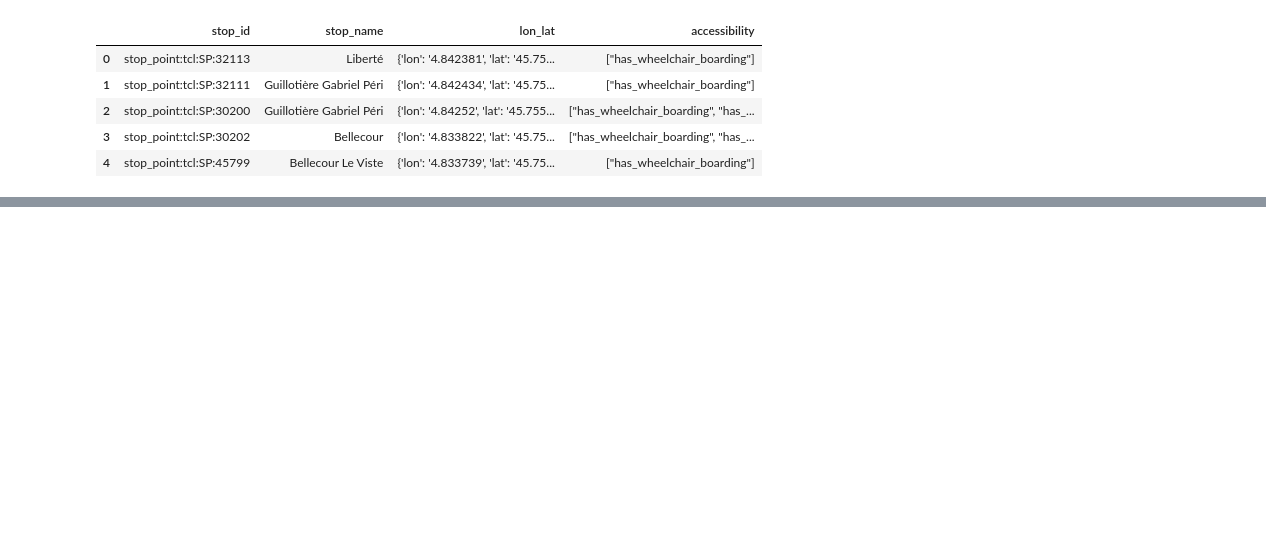
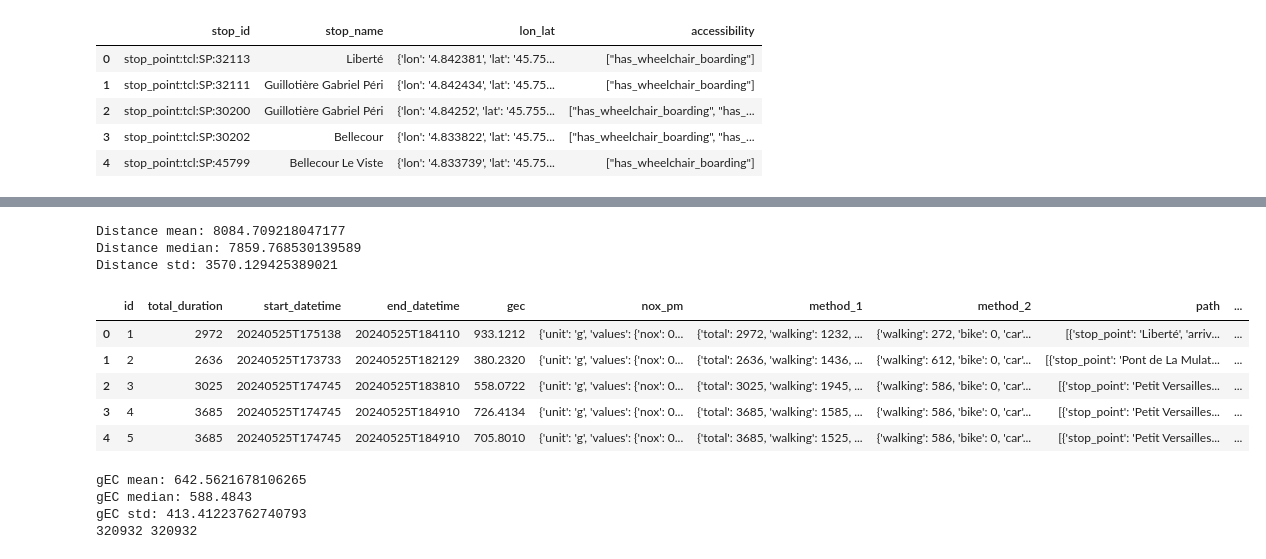
Before and after one commit to AldenCutler/LyonE24, a Jupyter notebook: stats-graphs/gec.ipynb, the cells around one changed output, grey strips where cells are left out. Drawn from its saved outputs; the diff is of its cells as text; code cells hidden in the pictures; blank space fills up the shorter version.

```diff
--- a/stats-graphs/gec.ipynb
+++ b/stats-graphs/gec.ipynb
@@ -123,8 +111,53 @@ df = df[(df['total_duration'] > (q1 - 1.5 * iqr)) & (df['total_duration'] < (q3
+# %%
+# remove rows that are outliers in terms of total_duration
+q1 = df['total_duration'].quantile(0.25)
+q3 = df['total_duration'].quantile(0.75)
+iqr = q3 - q1
+df = df[(df['total_duration'] > (q1 - 1.5 * iqr)) & (df['total_duration'] < (q3 + 1.5 * iqr))]
+
+# remove rows that are outliers in terms of distance
+q1 = df['distance'].quantile(0.25)
+q3 = df['distance'].quantile(0.75)
+iqr = q3 - q1
+df = df[(df['distance'] > (q1 - 1.5 * iqr)) & (df['distance'] < (q3 + 1.5 * iqr))]
+print('Distance mean:', np.mean(df['distance']))
+print('Distance median:', np.median(df['distance']))
+print('Distance std:', np.std(df['distance']))
+
+# gEC per km
+df['gec'] = df['gec'].apply(lambda x: x['value'])
+df['gec_per_km'] = df['gec'] / df['distance']
+
+# remove rows that are outliers in terms of gec_per_km
+q1 = df['gec_per_km'].quantile(0.25)
+q3 = df['gec_per_km'].quantile(0.75)
+iqr = q3 - q1
+df = df[(df['gec_per_km'] > (q1 - 1.5 * iqr)) & (df['gec_per_km'] < (q3 + 1.5 * iqr))]
+
+# convert distance to km
+df['distance'] = df['distance'] / 1000
+df.head()
+# %% [output]
+Distance mean: 8084.709218047177
+Distance median: 7859.768530139589
+Distance std: 3570.129425389021
+|  | id | total_duration | start_datetime | end_datetime | gec | nox_pm | method_1 | method_2 | path | ... |
+| 0 | 1 | 2972 | 20240525T175138 | 20240525T184110 | 933.1212 | {'unit': 'g', 'values': {'nox': 0... | {'total': 2972, 'walking': 1232, ... | {'walking': 272, 'bike': 0, 'car'... | [{'stop_point': 'Liberté', 'arriv... | ... |
+| 1 | 2 | 2636 | 20240525T173733 | 20240525T182129 | 380.2320 | {'unit': 'g', 'values': {'nox': 0... | {'total': 2636, 'walking': 1436, ... | {'walking': 612, 'bike': 0, 'car'... | [{'stop_point': 'Pont de La Mulat... | ... |
+| 2 | 3 | 3025 | 20240525T174745 | 20240525T183810 | 558.0722 | {'unit': 'g', 'values': {'nox': 0... | {'total': 3025, 'walking': 1945, ... | {'walking': 586, 'bike': 0, 'car'... | [{'stop_point': 'Petit Versailles... | ... |
+| 3 | 4 | 3685 | 20240525T174745 | 20240525T184910 | 726.4134 | {'unit': 'g', 'values': {'nox': 0... | {'total': 3685, 'walking': 1585, ... | {'walking': 586, 'bike': 0, 'car'... | [{'stop_point': 'Petit Versailles... | ... |
+| 4 | 5 | 3685 | 20240525T174745 | 20240525T184910 | 705.8010 | {'unit': 'g', 'values': {'nox': 0... | {'total': 3685, 'walking': 1525, ... | {'walking': 586, 'bike': 0, 'car'... | [{'stop_point': 'Petit Versailles... | ... |
 # %%
 gEC = []
-for row in df['gec']:
-    gEC.append(row['value'])
+for i, row in df.iterrows():
+    gEC.append(row['gec'])
 
 print('gEC mean:', np.mean(gEC))
 print('gEC median:', np.median(gEC))
 print('gEC std:', np.std(gEC))
+print(len(gEC), len(df))
+# %% [output]
+gEC mean: 642.5621678106265
+gEC median: 588.4843
+gEC std: 413.41223762740793
+320932 320932
```
Also changed, not shown: parts of 10 cells of this notebook, 6 other files.
